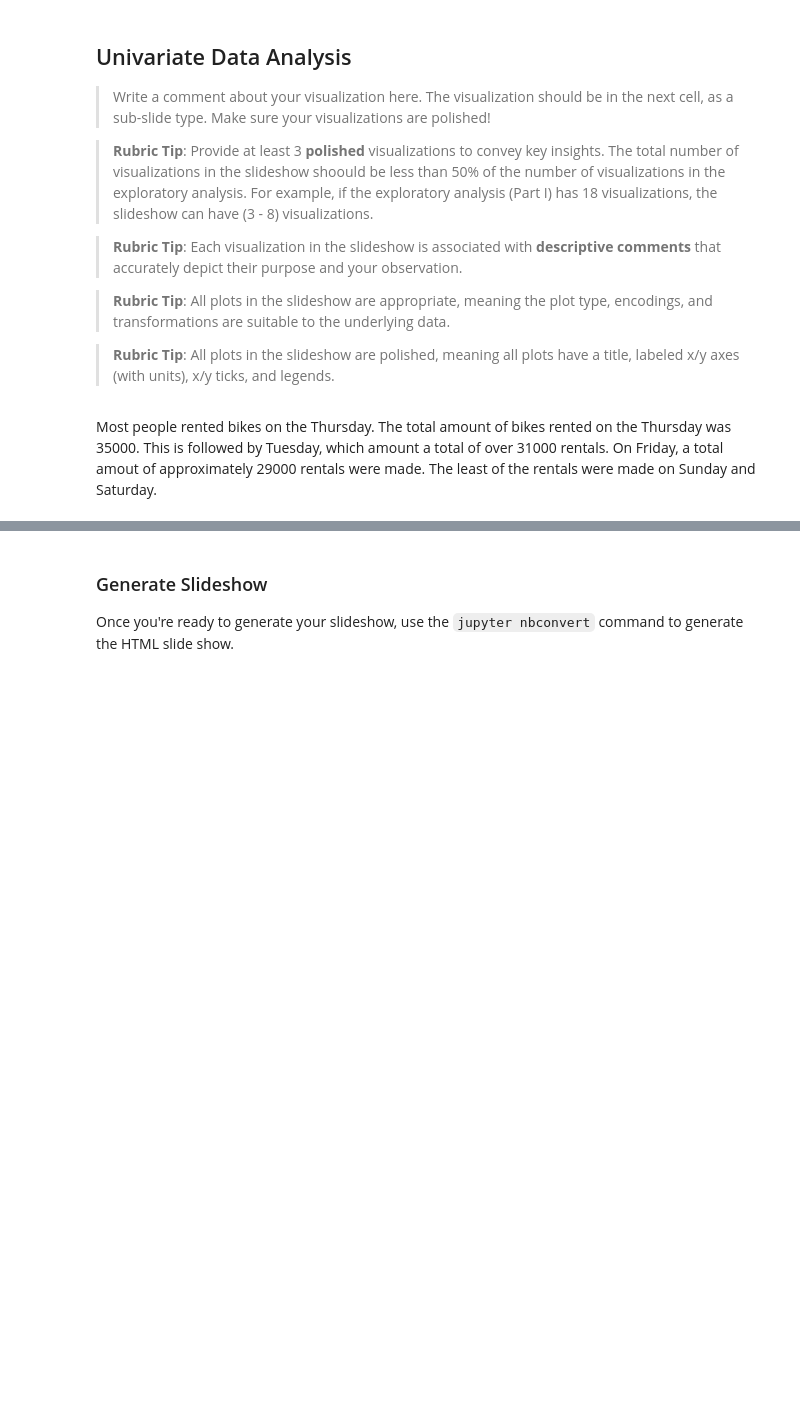
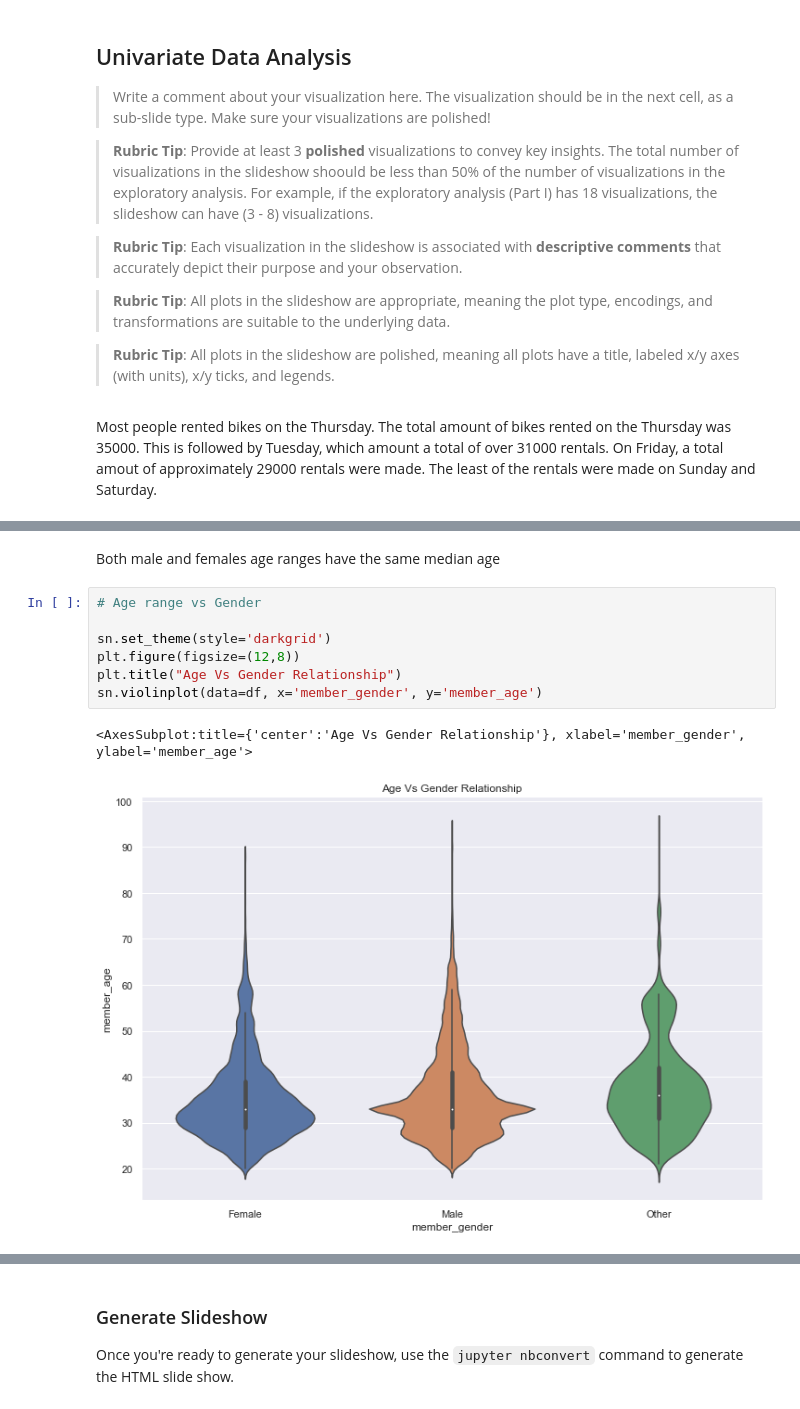
Before and after one commit to Eben-Success/Udacity_Data_Analysis_Projects, a Jupyter notebook: Project 3/Part_II_slide_deck_template.ipynb, the cells around one changed output, grey strips where cells are left out. Drawn from its saved outputs; the diff is of its cells as text; blank space fills up the shorter version.

```diff
--- a/Project 3/Part_II_slide_deck_template.ipynb
+++ b/Project 3/Part_II_slide_deck_template.ipynb
@@ -106,0 +115,12 @@ but feel free to add more if you'd like!
+# %% [markdown]
+Both male and females age ranges have the same median age
+# %%
+# Age range vs Gender
+
+sn.set_theme(style='darkgrid')
+plt.figure(figsize=(12,8))
+plt.title("Age Vs Gender Relationship")
+sn.violinplot(data=df, x='member_gender', y='member_age')
+# %% [output]
+<AxesSubplot:title={'center':'Age Vs Gender Relationship'}, xlabel='member_gender', ylabel='member_age'>
+[figure, added]
```
Also changed, not shown: parts of 14 cells of this notebook, 1 other file.
